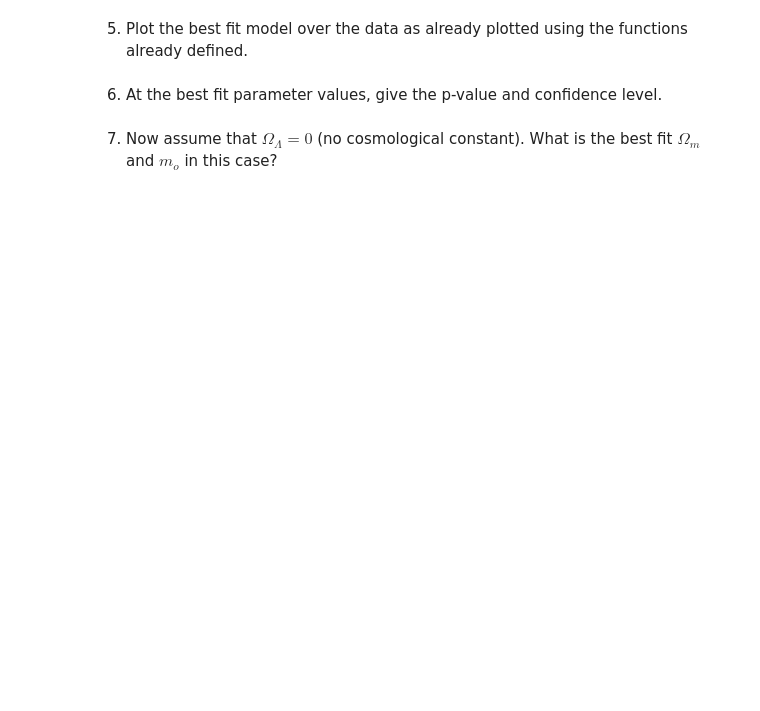
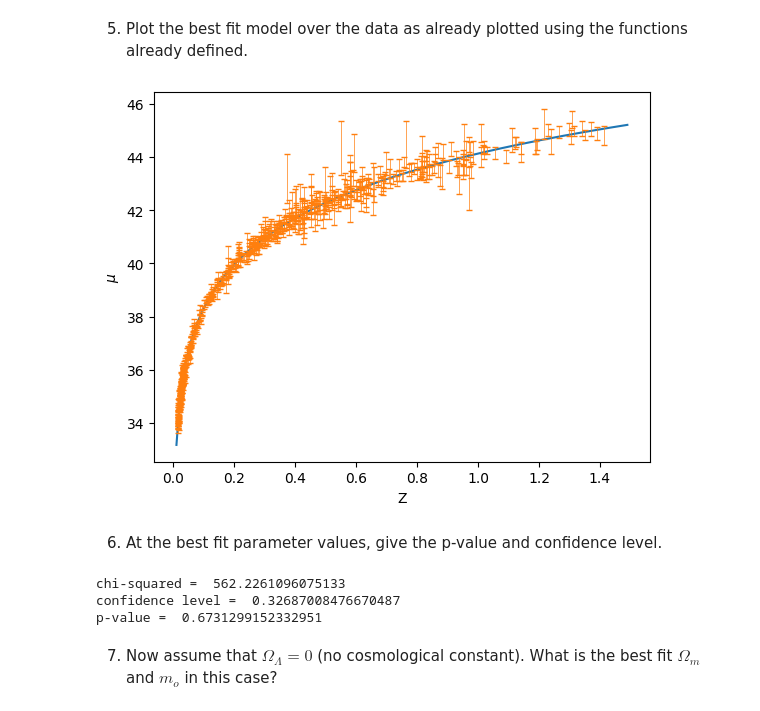
Before and after one commit to Cricap/Computational-astrophysics-exercises, a Jupyter notebook: pythonproj/exercise23.ipynb, the cells around one changed output. Drawn from its saved outputs; the diff is of its cells as text; code cells hidden in the pictures; blank space fills up the shorter version.

```diff
--- a/pythonproj/exercise23.ipynb
+++ b/pythonproj/exercise23.ipynb
@@ -76,14 +76,14 @@ def mu_function(redshift,p) :
     cosmology = cosmo.LambdaCDM(70,p['Omega_matter'].value, p['Omega_lambda'].value)
     dl = cosmology.luminosity_distance(redshift).to_value()
 
-    return 5*np.log10(dl)-p['mu_o'].value
+    return 5*np.log10(dl)+p['mu_o'].value
 # %% [markdown]
 3) Write a function that calculates $\chi^2$ given the data.  It should be a function of `p` only.  Your `mu_function()` should be used inside it.
 # %%
 mu_model = np.zeros_like(z)
 def my_chi2(p) :
     mu_model = mu_function(z,p)
-    return np.sum(((mu-mu_model)/errors)**2)
+    return np.sum((mu-mu_model)**2/errors**2)
 # %% [markdown]
 There are a number of library functions available to minimize functions including `scipy.optimize.minimize` (which we used in the last exercise) and `scipy.optimize.curve_fit`.  Here we will use a powerful library [`lmfit`](https://lmfit.github.io/lmfit-py/fitting.html#minimizerresult-the-optimization-result) because it will allow us to easily minimize the function while keeping some parameters constant without having to re-write our $\chi^2$ function.  You might have to install this library with `pip install lmfit`.
 
@@ -113,22 +121,28 @@ print('best fit chi2 :',...))
 # %% [markdown]
 5) Plot the best fit model over the data as already plotted using the functions already defined.
 # %%
-zz = np.arange(0.01,1.5,0.01
-m = ...
+zz = np.arange(0.01,1.5,0.01)
+m = mu_function(zz, best_fit_result.params)
 
-...
-
+plt.plot(zz, m)
+plt.errorbar(z,mu,errors, ls='none',fmt='--',capsize=2,elinewidth=0.5)
 plt.ylabel(r'$\mu$')
 plt.xlabel('Z')
 plt.show()
+# %% [output]
+[figure, added]
 # %% [markdown]
 6) At the best fit parameter values, give the p-value and confidence level.
 # %%
-from scipy.stats import ...
-
-print('chi-squared = ',...)
-print('confidence level = ',...)
-print('p-value = ',...)
+from scipy.stats import chi2
+chisq=my_chi2(best_fit_result.params)
+print('chi-squared = ', chisq )
+print('confidence level = ', chi2.cdf(chisq, len(mu)-2))
+print('p-value = ',chi2.sf(chisq, len(mu)-2))
+# %% [output]
+chi-squared =  562.2261096075133
+confidence level =  0.32687008476670487
+p-value =  0.6731299152332951
 # %% [markdown]
 7) Now assume that $\Omega_\Lambda = 0$ (no cosmological constant).  What is the best fit $\Omega_m$ and $m_o$ in this case?
 # %%
```
Also changed, not shown: parts of 4 cells of this notebook.
